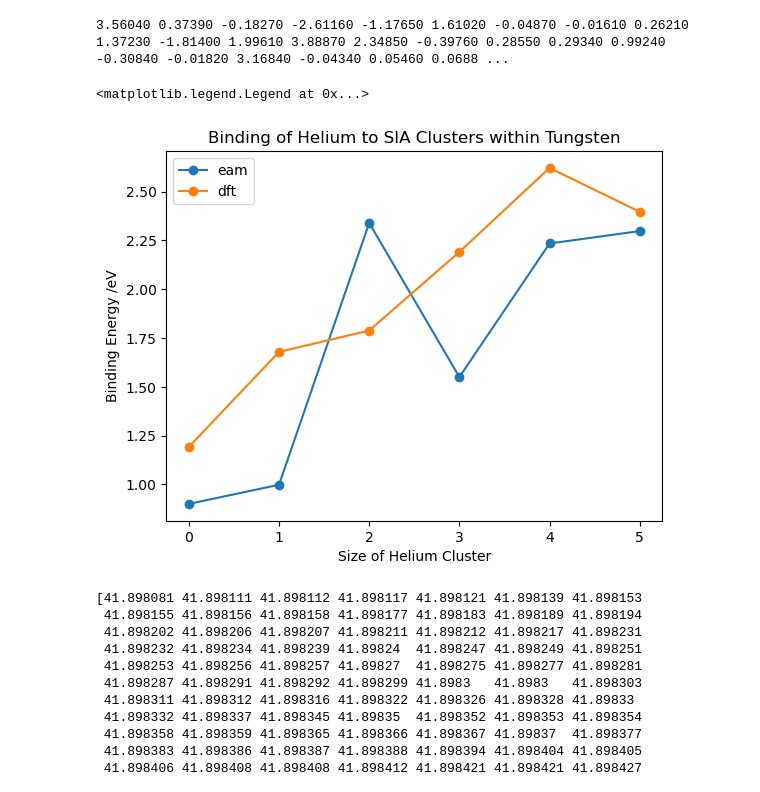
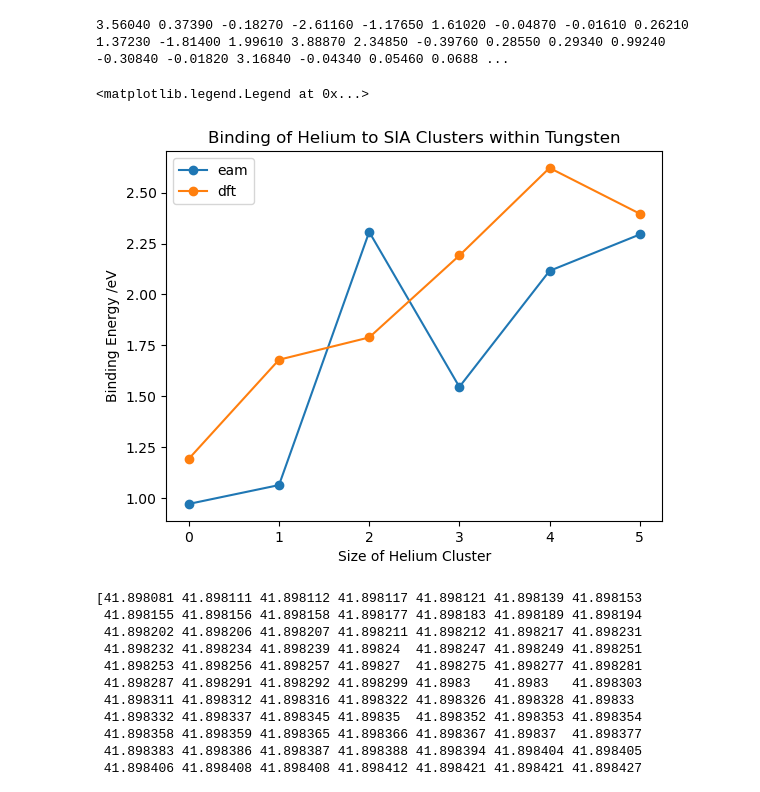
Before and after one commit to Samanyu-T/Lammps_MD, a Jupyter notebook: Jupyter_Notebooks/Workbook.ipynb, the cells around one changed output. Saved outputs shown, nothing was run; the diff lists cells and outputs as text; code cells hidden in the pictures.

```diff
--- a/Jupyter_Notebooks/Workbook.ipynb
+++ b/Jupyter_Notebooks/Workbook.ipynb
@@ -689,36 +690,36 @@ print(str)
 3.56040 0.37390 -0.18270 -2.61160 -1.17650 1.61020 -0.04870 -0.01610 0.26210 1.37230 -1.81400 1.99610 3.88870 2.34850 -0.39760 0.28550 0.29340 0.99240 -0.30840 -0.01820 3.16840 -0.04340 0.05460 0.0688 ...
 # %%
 ef = np.array([ 9.739468527445752 ,
-15.086615504573274 ,
-20.33566494319348,
-24.243009147409794,
-28.939945325294502 ,
-32.952388910765876 ,
-36.901158967930314 ])
+15.482258801608623 ,
+21.13238517622267 ,
+25.537742861256447 ,
+30.705208729300466,
+35.30218373518892,
+39.720272870335975])
 
 dft = np.array([	1.1918469970054806,
 	1.6788236623538053,
 	1.7884061246398102,
 	2.1913667438838353,
 	2.621871292163399,
 	2.3969150799480197])
 
-he = 6.2470204622013625
+he = 6.7126548176265715
 
 eb = []
 for i in range(1, len(ef)):
     eb.append(ef[i-1] + he - ef[i])
 eb = np.array(eb)
 plt.plot(np.arange(0, len(eb)), eb, '-o', label = 'eam')
 plt.plot(np.arange(0, len(dft)), dft, '-o', label = 'dft')
 plt.title('Binding of Helium to SIA Clusters within Tungsten')
 plt.ylabel('Binding Energy /eV')
 plt.xlabel('Size of Helium Cluster')
 
 plt.legend()
 # %% [output]
 <matplotlib.legend.Legend at 0x...>
-[figure, old version]
+[figure, new version]
 # %%
 loss = np.empty((0))
 samples = np.empty((0, 7))
```
Also changed, not shown: parts of 14 cells of this notebook, 4 other files.
